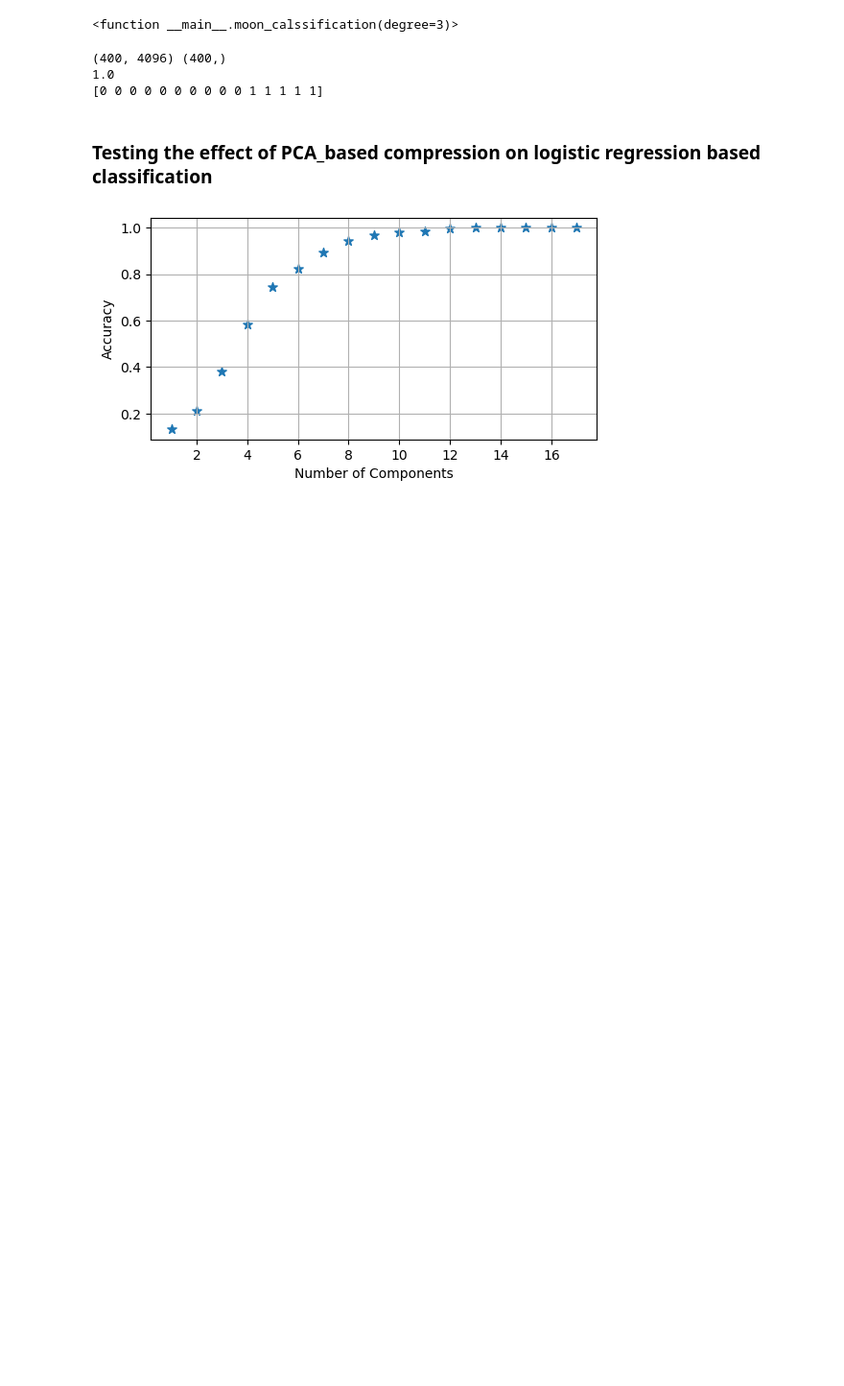
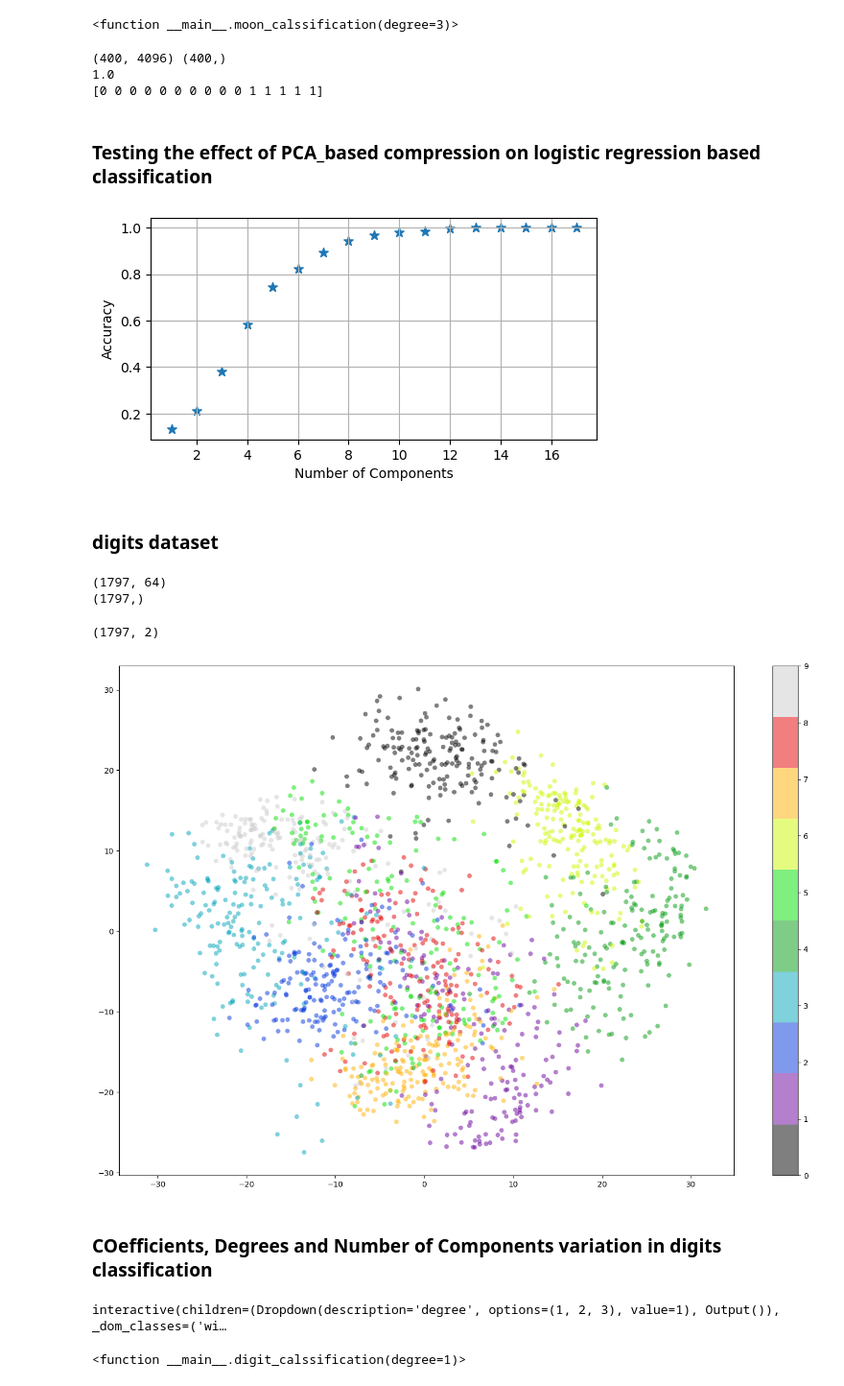
Before and after one commit to MORTAZAD66/ML_Practice, a Jupyter notebook: Linear Models/Logestic regression for classification/LR_classification.ipynb, the cells around one changed output. Shown at 96% size. Drawn from its saved outputs; the diff is of its cells as text; code cells hidden in the pictures; blank space fills up the shorter version.

Commit message:
COefficients, Degrees and Number of Components variation in digits classification

```diff
--- a/Linear Models/Logestic regression for classification/LR_classification.ipynb
+++ b/Linear Models/Logestic regression for classification/LR_classification.ipynb
@@ -104,3 +104,81 @@ for t in range(1, 4096):
             break
 # %% [output]
 [figure]
+# %% [markdown]
+### digits dataset
+# %%
+from sklearn.datasets import load_digits
+
+digits = load_digits()
+X, y = digits.data, digits.target
+print(X.shape)
+print(y.shape)
+# %% [output]
+(1797, 64)
+(1797,)
+# %%
+pca_dig = PCA(2)
+digit_t = pca_dig.fit_transform(X)
+print(digit_t.shape)
+
+plt.scatter(digit_t[:, 0], digit_t[:, 1], c=y, edgecolor='none', alpha=0.5, cmap=plt.cm.get_cmap('nipy_spectral', 10))
+plt.colorbar()
+plt.show()
+# %% [output]
+(1797, 2)
+[figure, added]
+# %% [markdown]
+### COefficients, Degrees and Number of Components variation in digits classification
+# %%
+coeffs = [1e1, 1e2, 1e3, 1e4, 1e5, 1e6, 1e7, 1e8] #coeffs and lambda are in an inverse relation
+
+plt.rcParams['figure.figsize'] = [12, 6]
+
+
+def digit_calssification( degree = 1):
+
+    for C in coeffs:
+        accuracy = np.zeros(32)
+        com_list = np.zeros(32)
+
+        plt.subplot(2, 4, coeffs.index(C) + 1)
+        plt.tight_layout() # for more readability and arrangment of the subplots
+        poly_features = PolynomialFeatures(degree=degree, include_bias=False)
+        log_reg = LogisticRegression(C=C)
+        model = Pipeline([("poly_features", poly_features), ("logistic_regression", log_reg)])
+
+        # train classifier
+        index=0
+        more_check = 0
+        toppest_acuracy = 0
+        for no_com in range(2, 64, 2) :
+            pca = PCA(no_com)
+            x_transformed = pca.fit_transform(X)
+            model.fit(x_transformed, y)
+            accuracy[index] = model.score(x_transformed, y)
+            com_list[index] = no_com
+            if accuracy[index] == 1.0:
+                more_check += 1
+                if more_check == 5:
+                    toppest_acuracy = index
+                    break
+            index += 1
+
+
+
+        components = com_list[:toppest_acuracy + 1]
+        obtain_accuracies = accuracy[:toppest_acuracy + 1]
+        print(obtain_accuracies)
+        plt.scatter(components, obtain_accuracies, s=50, marker='*')
+        plt.title("C = {:.2e} (Features' degree = {:d})".format(C, degree), fontsize=10)
+        plt.grid()
+        plt.xlabel('Number of Component')
+        plt.ylabel('Acuracy')
+    plt.show()
+
+
+
+interact(digit_calssification, degree = [1, 2, 3] )
+# %% [output]
+interactive(children=(Dropdown(description='degree', options=(1, 2, 3), value=1), Output()), _dom_classes=('wi…
+<function __main__.digit_calssification(degree=1)>
```
Also changed, not shown: parts of 1 cell of this notebook.
